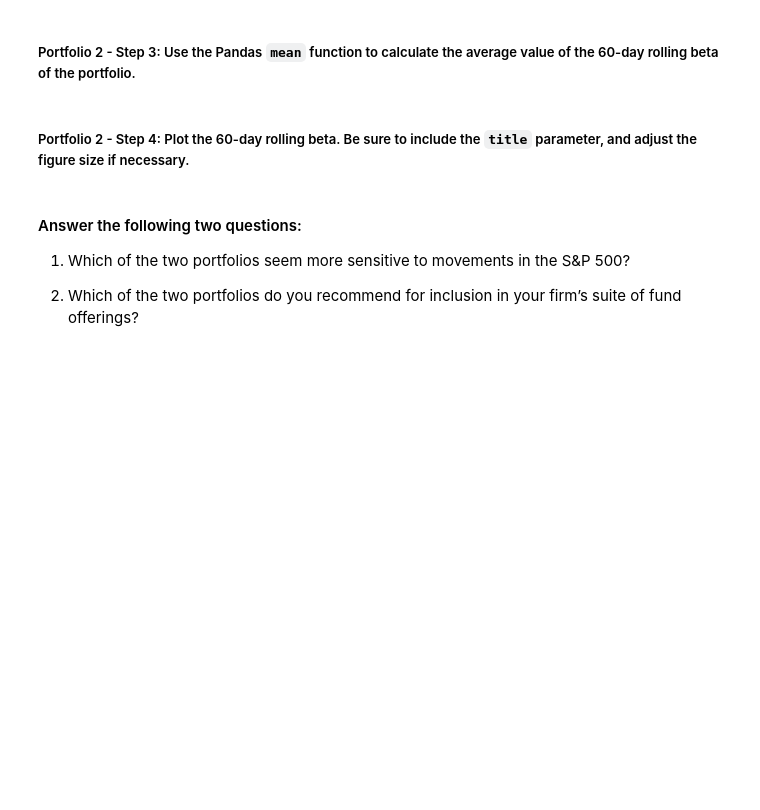
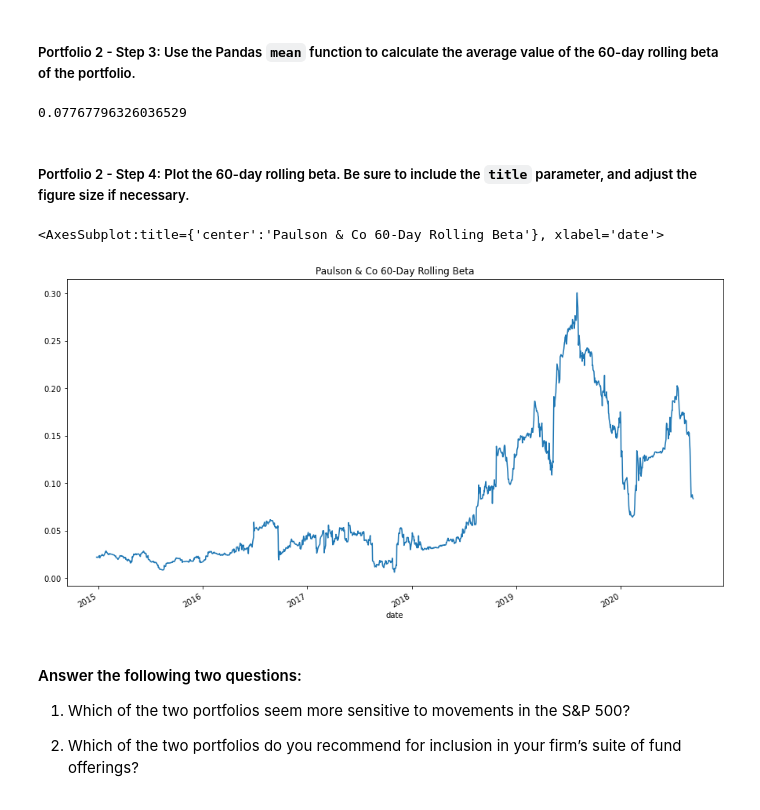
Before and after one commit to lindseyhardouin/Challenge_4, a Jupyter notebook: risk_return_analysis.ipynb, the cells around one changed output. Cells and saved outputs as stored; diff of their text form; code cells hidden in the pictures; blank space fills up the shorter version.

```diff
--- a/risk_return_analysis.ipynb
+++ b/risk_return_analysis.ipynb
@@ -444,5 +490,10 @@ Your analysis is nearing completion. Now, you need to evaluate how the portfolio
 ##### Portfolio 2 - Step 1: Using the 60-day rolling window, the daily return data, and the S&P 500 returns, calculate the covariance. Review the last five rows of the covariance of the portfolio.
 # %%
 # Calculate the covariance using a 60-day rolling window
+
+covar_paulson = whale_navs_daily_return["PAULSON & CO.INC."].rolling(window=60).cov(whale_navs_daily_return["S&P 500"])
+
+
 # Review the last five rows of the covariance data
-# YOUR CODE HERE
+
+covar_paulson.tail()
@@ -450,5 +509,10 @@ Your analysis is nearing completion. Now, you need to evaluate how the portfolio
 ##### Portfolio 2 - Step 2: Calculate the beta of the portfolio. To do that, divide the covariance of the portfolio by the variance of the S&P 500.
 # %%
 # Calculate the beta based on the 60-day rolling covariance compared to the market (S&P 500)
+
+paulson_beta = covar_paulson / snp_var
+
+
 # Review the last five rows of the beta information
-# YOUR CODE HERE
+
+paulson_beta.tail()
@@ -456,13 +528,22 @@ Your analysis is nearing completion. Now, you need to evaluate how the portfolio
 ##### Portfolio 2 - Step 3: Use the Pandas `mean` function to calculate the average value of the 60-day rolling beta of the portfolio.
 # %%
 # Calculate the average of the 60-day rolling beta
-# YOUR CODE HERE
+
+paulson_beta.mean()
+# %% [output]
+0.07767796326036529
 # %% [markdown]
 ##### Portfolio 2 - Step 4: Plot the 60-day rolling beta. Be sure to include the `title` parameter, and adjust the figure size if necessary.
 # %%
 # Plot the rolling beta
 # Include a title parameter and adjust the figure size
-# YOUR CODE HERE
+
+paulson_beta.plot(
+    figsize=(15,8),
+    title="Paulson & Co 60-Day Rolling Beta")
+# %% [output]
+<AxesSubplot:title={'center':'Paulson & Co 60-Day Rolling Beta'}, xlabel='date'>
+[figure, added]
 # %% [markdown]
 #### Answer the following two questions:
 
```
Also changed, not shown: parts of 9 cells of this notebook.
